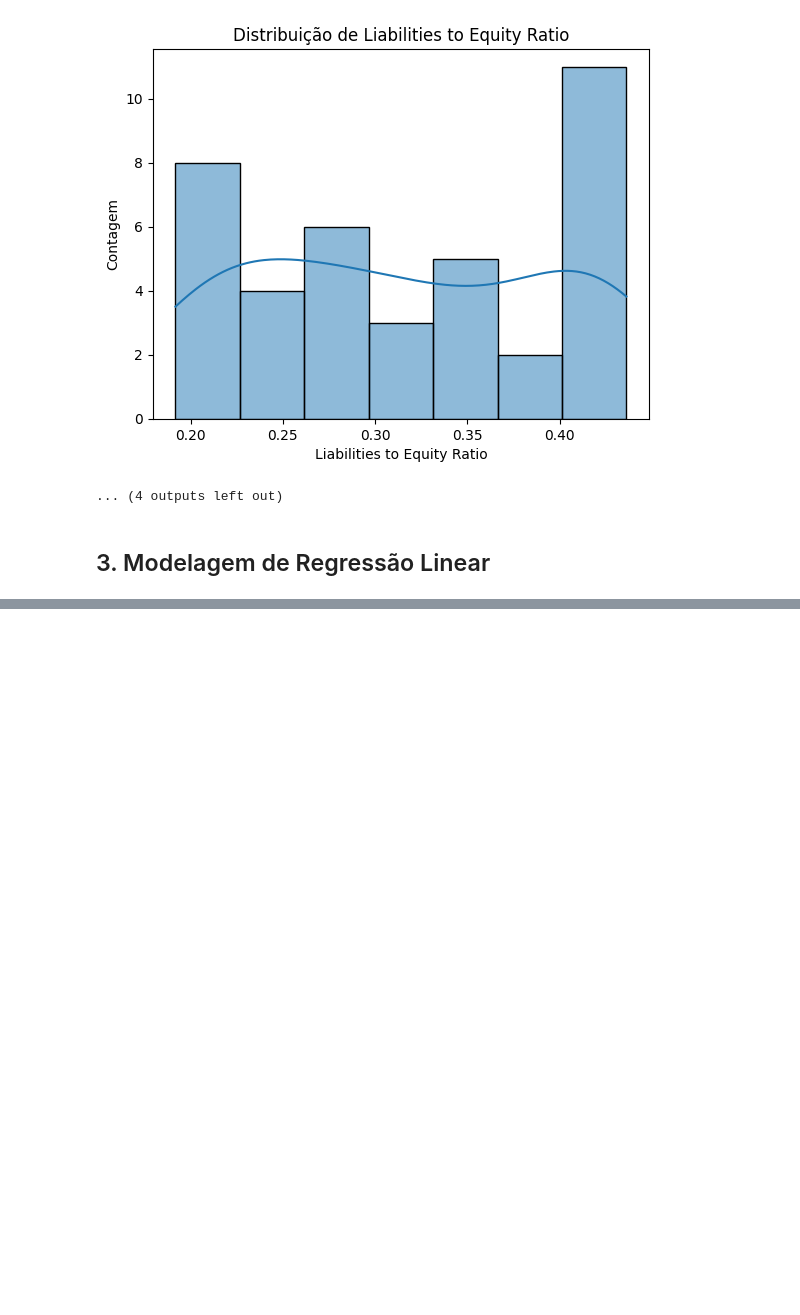
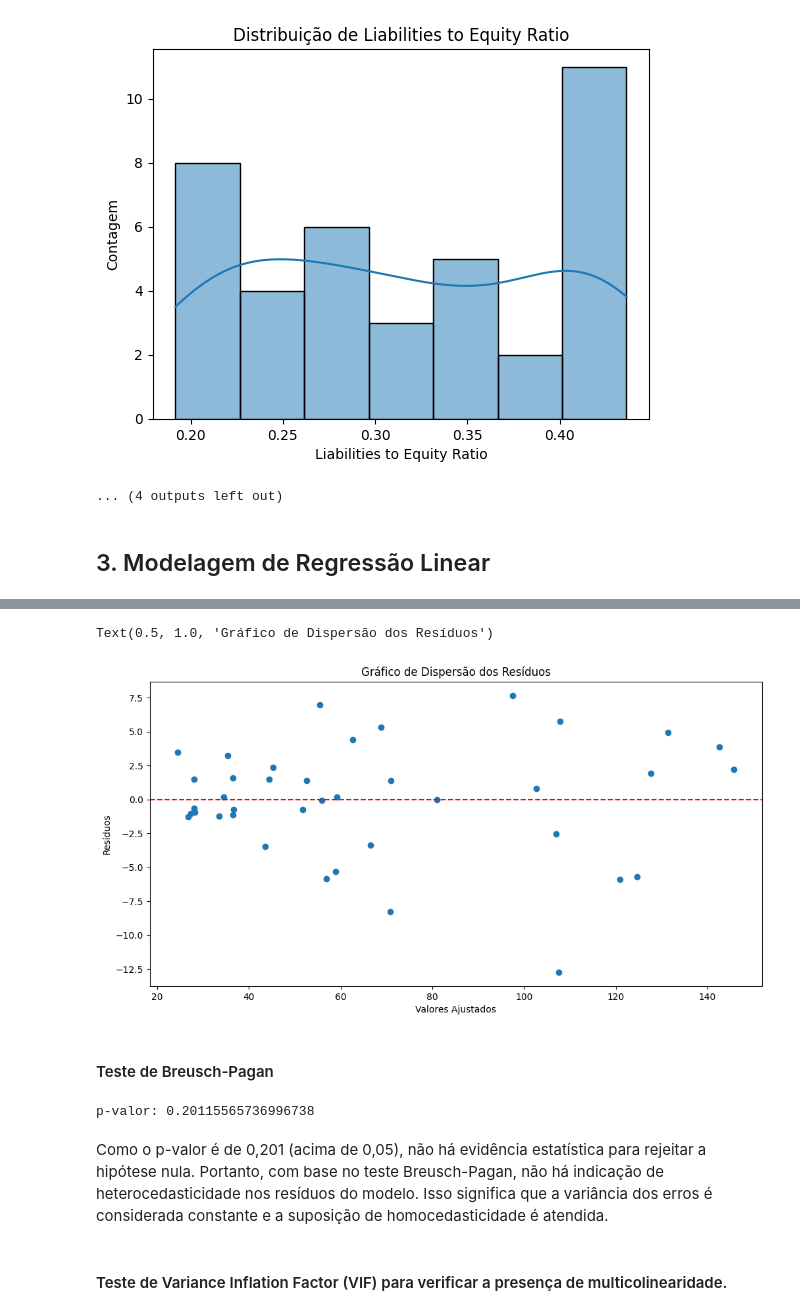
Before and after one commit to glaucofilho/CEDS-805, a Jupyter notebook: Trabalho_Final/google/main.ipynb, the cells around one changed output, grey strips where cells are left out. Drawn from its saved outputs; the diff is of its cells as text; code cells hidden in the pictures; blank space fills up the shorter version.

Commit message:
primeiros_modelos

```diff
--- a/Trabalho_Final/google/main.ipynb
+++ b/Trabalho_Final/google/main.ipynb
@@ -296,0 +308,19 @@ for i, col in enumerate(df.select_dtypes(include=['float64'])):
+# %%
+# Criação de Dataframe de variáveis Independentes
+X_df = df.drop(
+    "Adj. Close", axis=1
+)
+X_df = X_df.drop(
+    "Date", axis=1
+)
+# Adicionando uma coluna de 1s (termo linear) ao DataFrame
+X_df = sm.add_constant(X_df)
+
+# Criação de Dataframe de variável dependente
+Y_df = df["Adj. Close"]
+# %%
+# Criando o modelo de regressão linear
+modelo = sm.OLS(Y_df, X_df).fit()
+
+# Exibindo um resumo da análise de regressão
+print(modelo.summary())
@@ -296,0 +345,22 @@ for i, col in enumerate(df.select_dtypes(include=['float64'])):
+# %%
+plt.figure(figsize=(12, 6))
+plt.scatter(modelo.fittedvalues, modelo.resid)
+plt.axhline(y=0, color="r", linestyle="--")
+plt.xlabel("Valores Ajustados")
+plt.ylabel("Resíduos")
+plt.title("Gráfico de Dispersão dos Resíduos")
+# %% [output]
+Text(0.5, 1.0, 'Gráfico de Dispersão dos Resíduos')
+[figure, added]
+# %% [markdown]
+#### Teste de Breusch-Pagan
+# %%
+from statsmodels.stats.diagnostic import het_breuschpagan
+bp_test = het_breuschpagan(modelo.resid, X_df)
+print(f"p-valor: {bp_test[1]}")
+# %% [output]
+p-valor: 0.20115565736996738
+# %% [markdown]
+Como o p-valor é de 0,201 (acima de 0,05), não há evidência estatística para rejeitar a hipótese nula. Portanto, com base no teste Breusch-Pagan, não há indicação de heterocedasticidade nos resíduos do modelo. Isso significa que a variância dos erros é considerada constante e a suposição de homocedasticidade é atendida.
+# %% [markdown]
+#### Teste de Variance Inflation Factor (VIF) para verificar a presença de multicolinearidade.
```
Also changed, not shown: parts of 22 cells of this notebook.
